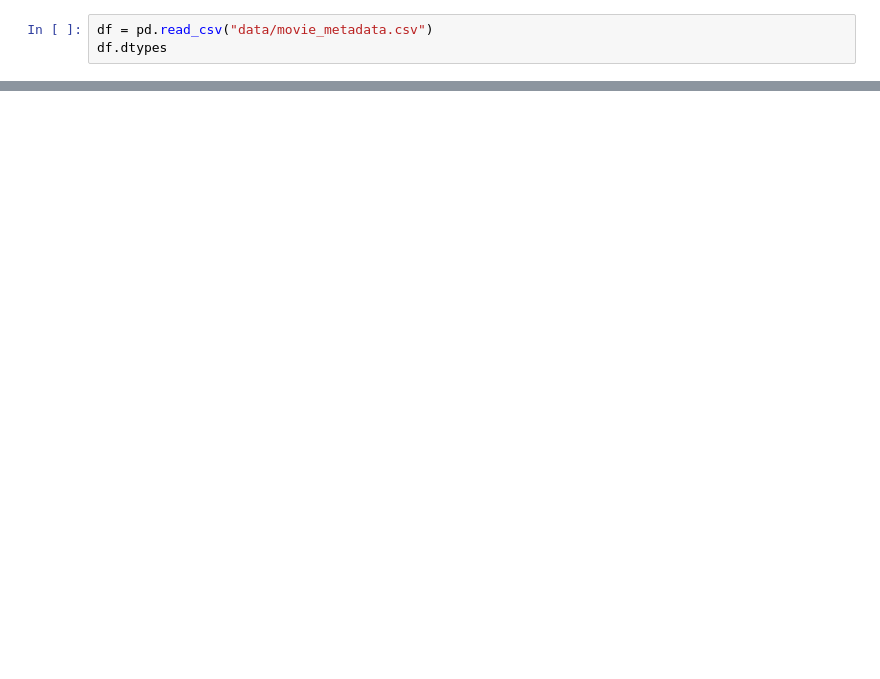
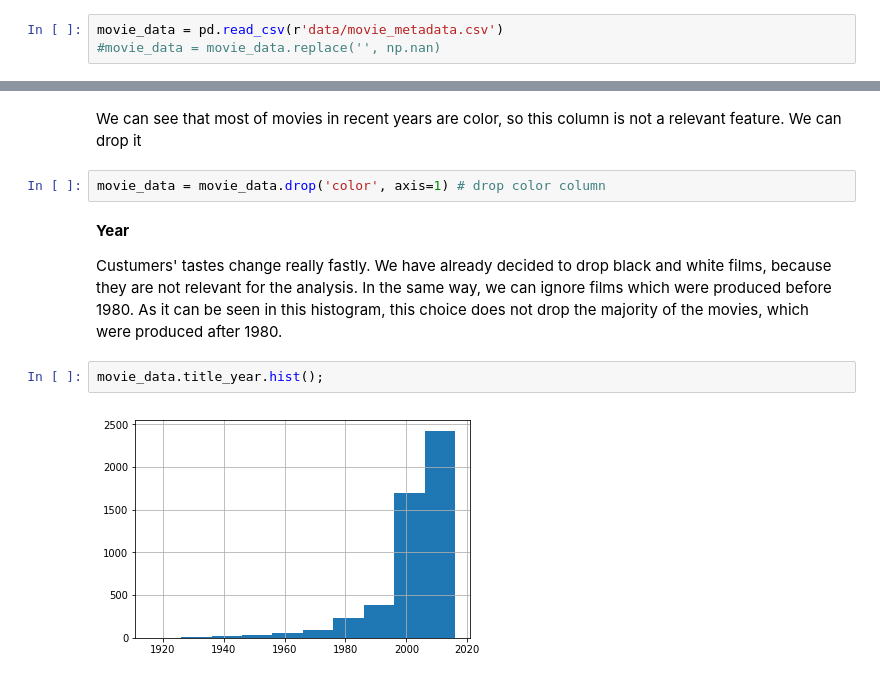
Before and after one commit to anitamezzetti/EPFL_Data_science_in_practice, a Jupyter notebook: Project/HienDataExploration.ipynb, the cells around one changed output, grey strips where cells are left out. Drawn from its saved outputs; the diff is of its cells as text; blank space fills up the shorter version.

Commit message:
added hien's analysis

```diff
--- a/Project/HienDataExploration.ipynb
+++ b/Project/HienDataExploration.ipynb
@@ -5,3 +11,3 @@ import matplotlib.pyplot as plt
 # %%
-df = pd.read_csv("data/movie_metadata.csv")
-df.dtypes
+movie_data = pd.read_csv(r'data/movie_metadata.csv')
+#movie_data = movie_data.replace('', np.nan)
@@ -25,0 +113,12 @@ dtype: object
+# %% [markdown]
+We can see that most of movies in recent years are color, so this column is not a relevant feature. We can drop it
+# %%
+movie_data = movie_data.drop('color', axis=1) # drop color column
+# %% [markdown]
+**Year**
+
+Custumers' tastes change really fastly. We have already decided to drop black and white films, because they are not relevant for the analysis. In the same way, we can ignore films which were produced before 1980. As it can be seen in this histogram, this choice does not drop the majority of the movies, which were produced after 1980.
+# %%
+movie_data.title_year.hist();
+# %% [output]
+[figure, added]
```
Also changed, not shown: parts of 69 cells of this notebook.
